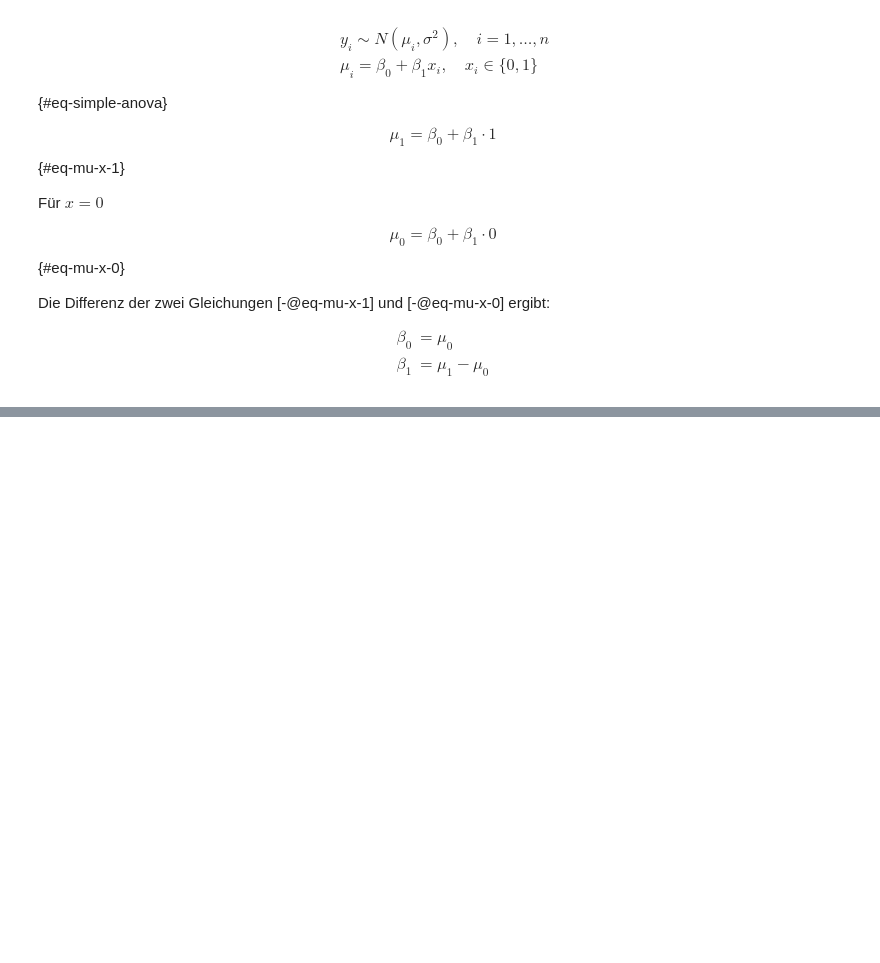
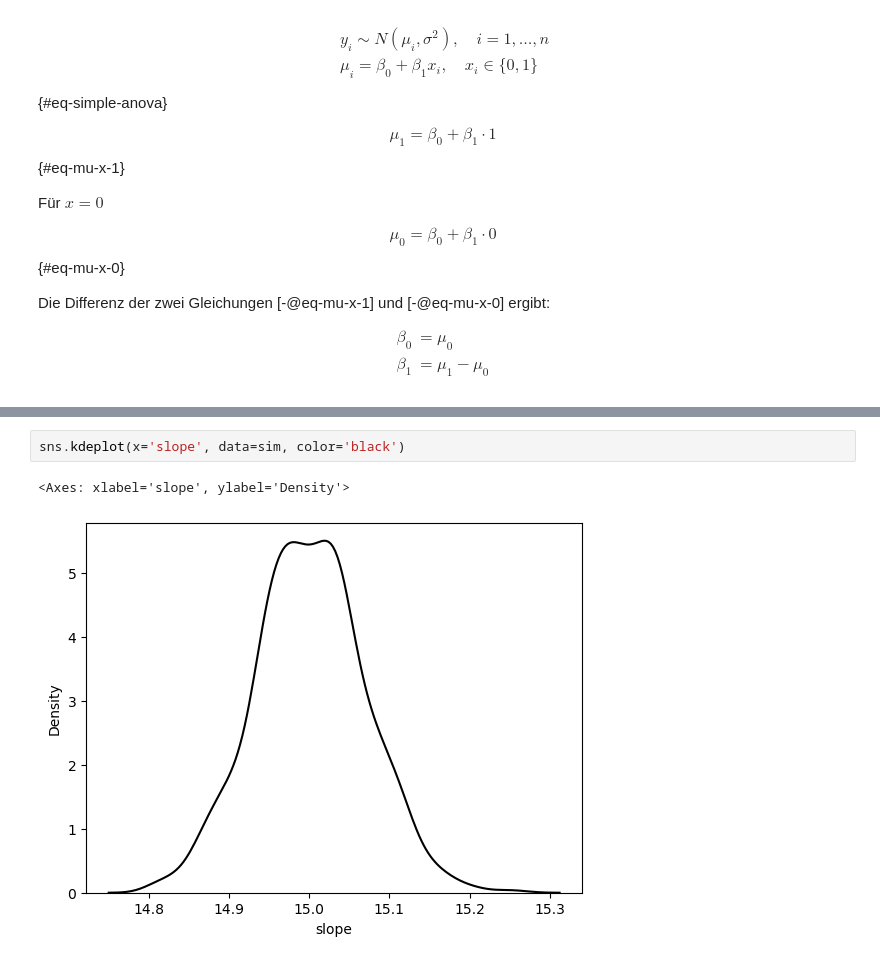
Before and after one commit to febse/econ2024-de, a Jupyter notebook: 05-Einweg-Varianzanalyse.ipynb, the cells around one changed output, grey strips where cells are left out. Saved outputs shown, nothing was run; the diff lists cells and outputs as text; blank space fills up the shorter version.

```diff
--- a/05-Einweg-Varianzanalyse.ipynb
+++ b/05-Einweg-Varianzanalyse.ipynb
@@ -128,0 +176,5 @@ plt.legend(loc='upper right')
+# %%
+sns.kdeplot(x='slope', data=sim, color='black')
+# %% [output]
+<Axes: xlabel='slope', ylabel='Density'>
+[figure, added]
```
Also changed, not shown: parts of 10 cells of this notebook, 2 other files.
